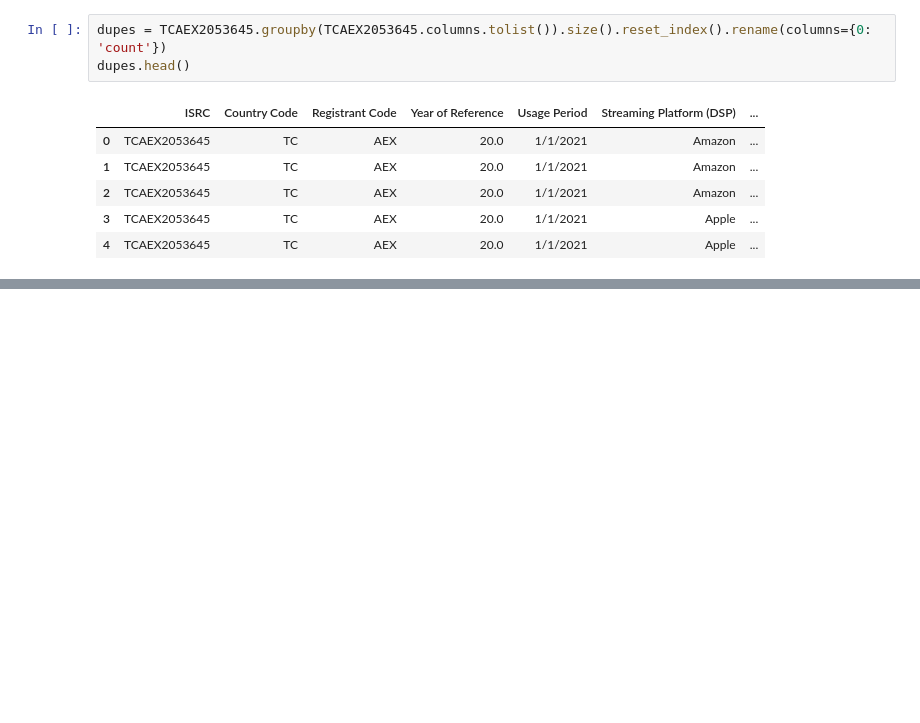
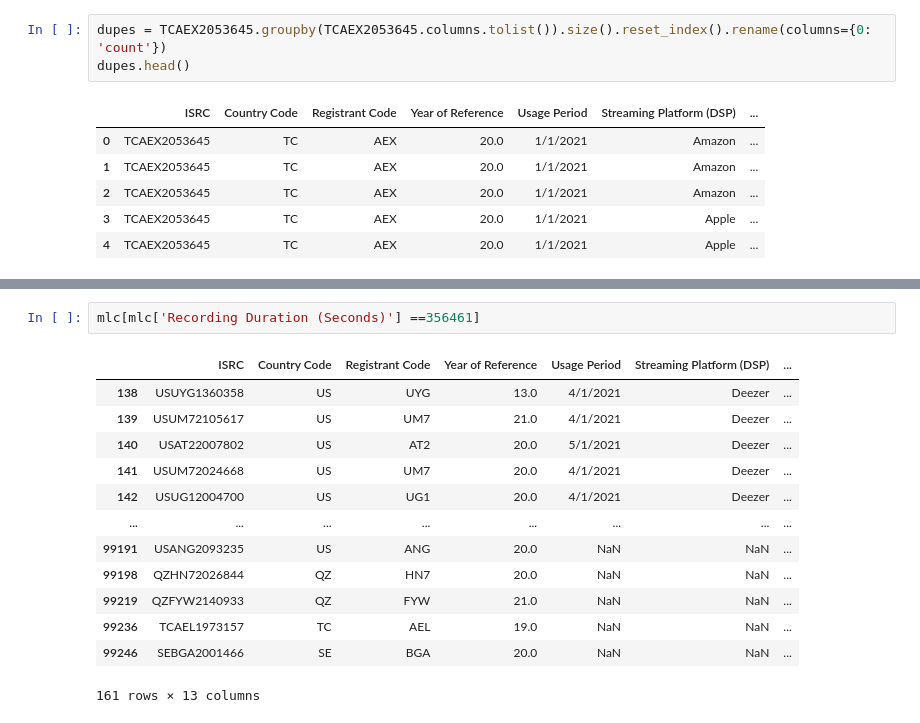
Before and after one commit to LJRollerII/mlc-project-napster, a Jupyter notebook: notebook/mlc_insights.ipynb, the cells around one changed output, grey strips where cells are left out. Saved outputs shown, nothing was run; the diff lists cells and outputs as text; blank space fills up the shorter version.

```diff
--- a/notebook/mlc_insights.ipynb
+++ b/notebook/mlc_insights.ipynb
@@ -235,0 +331,16 @@ dupes.head()
+# %%
+mlc[mlc['Recording Duration (Seconds)'] ==356461]
+# %% [output]
+|  | ISRC | Country Code | Registrant Code | Year of Reference | Usage Period | Streaming Platform (DSP) | ... |
+| 138 | USUYG1360358 | US | UYG | 13.0 | 4/1/2021 | Deezer | ... |
+| 139 | USUM72105617 | US | UM7 | 21.0 | 4/1/2021 | Deezer | ... |
+| 140 | USAT22007802 | US | AT2 | 20.0 | 5/1/2021 | Deezer | ... |
+| 141 | USUM72024668 | US | UM7 | 20.0 | 4/1/2021 | Deezer | ... |
+| 142 | USUG12004700 | US | UG1 | 20.0 | 4/1/2021 | Deezer | ... |
+| ... | ... | ... | ... | ... | ... | ... | ... |
+| 99191 | USANG2093235 | US | ANG | 20.0 | NaN | NaN | ... |
+| 99198 | QZHN72026844 | QZ | HN7 | 20.0 | NaN | NaN | ... |
+| 99219 | QZFYW2140933 | QZ | FYW | 21.0 | NaN | NaN | ... |
+| 99236 | TCAEL1973157 | TC | AEL | 19.0 | NaN | NaN | ... |
+| 99246 | SEBGA2001466 | SE | BGA | 20.0 | NaN | NaN | ... |
+161 rows × 13 columns
```
Also changed, not shown: parts of 19 cells of this notebook.
